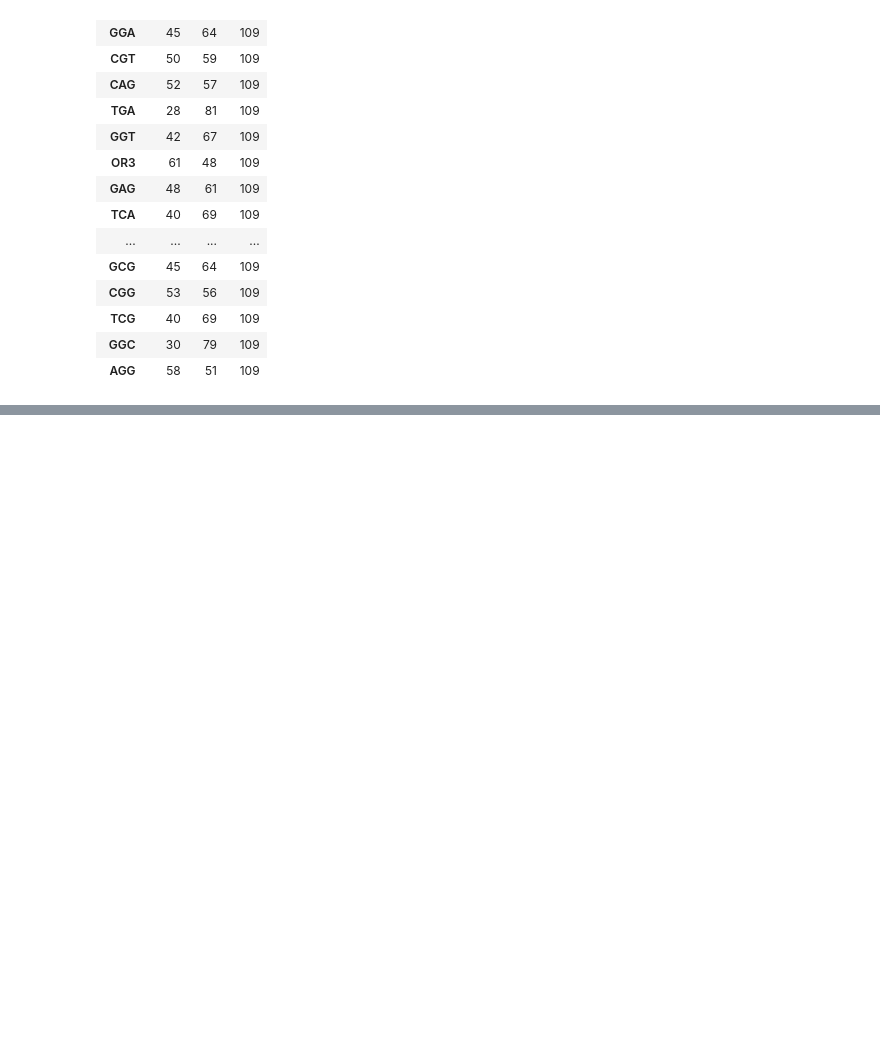
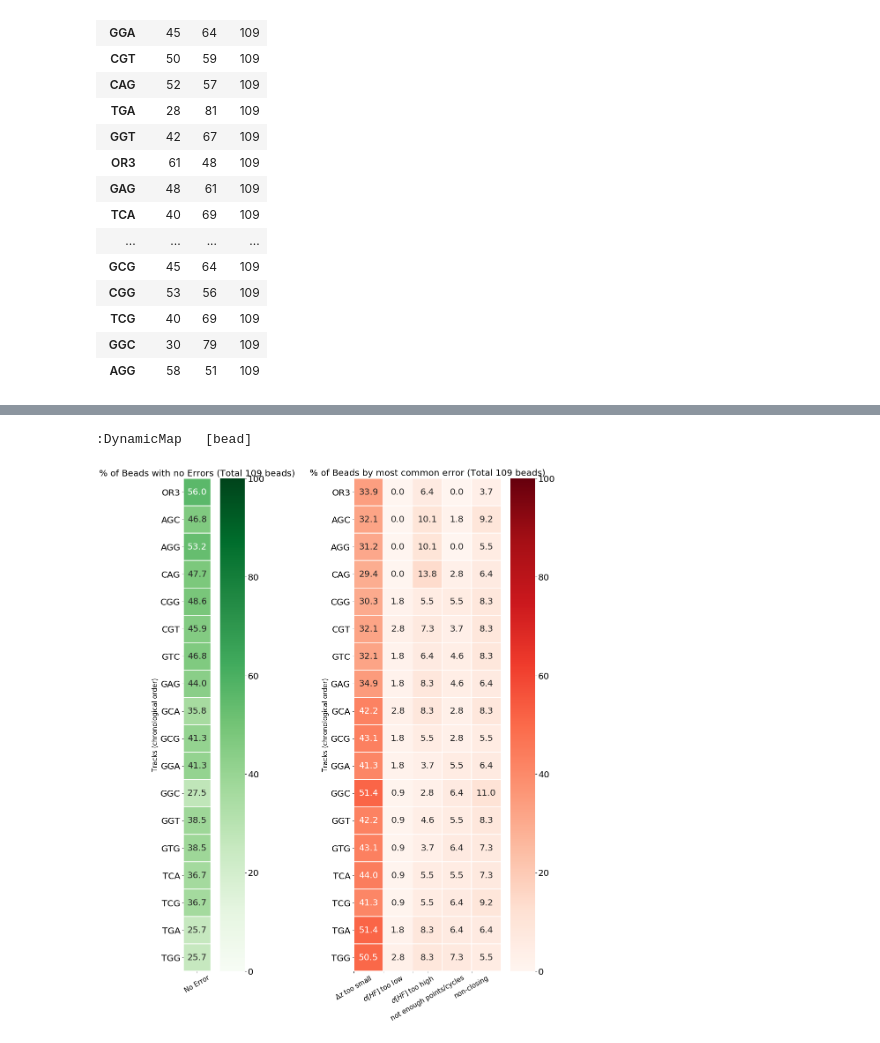
Before and after one commit to depixusgenome/trackanalysis, a Jupyter notebook: analyses/BeadQuality.ipynb, the cells around one changed output, grey strips where cells are left out. Saved outputs shown, nothing was run; the diff lists cells and outputs as text; code cells hidden in the pictures; blank space fills up the shorter version.

Commit message:
finish .py for bead quality and update of the ipynb

```diff
--- a/analyses/BeadQuality.ipynb
+++ b/analyses/BeadQuality.ipynb
@@ -76,7 +56,7 @@ df_dfGoodBadBeads_single = bq.dfGoodBadBeads(track)
 order_tracks_best_single = [str(track.key)]
 order_tracks_chrono_single = list(df_dfGoodBadBeads_single.set_index('bead').columns.values)
 
-order_tracks_chrono = list(tracks_original.dataframe().set_index('key').sort_values(by='modification').index.values)
+order_tracks_chrono = list(tracks.dataframe().set_index('key').sort_values(by='modification').index.values)
 order_tracks_best = list(df_dfGoodBadBeads.set_index('bead').columns.values)
 
 order_beads_normal_single = list(track.beadsonly.keys())
@@ -97,0 +98,18 @@ dfmsg_single= bq.dfCleaningMessages(track,order_beads_normal_single)
+# %%
+%%output size = 300
+%%opts Bars [category_index=2 stack_index=0 group_index=1 legend_position='top' legend_cols=7 color_by=['stack'] tools=['hover']]
+%%opts Bars.Stacked [stack_index='typeOfError'  ]
+%%opts Bars (color=Cycle(values=["#B22222","#8B008B","#C71585", "#FF4500","#FF7F50"]))
+%%opts Bars.Stacked (color=Cycle(values=["#B22222","#8B008B","#C71585", "#FF4500","#FF7F50"]))
+
+hvbar_single = bq.barBeads(track,df_dfGoodBadBeads_single,dfmsg_single,order_tracks_chrono_single,order_beads_normal_single)
+hvbar_single
+# %% [output]
+:DynamicMap   [bead]
+# %%
+df_resumeBeadsQuality = bq.resumeBeadsQuality(tracks,order_tracks_chrono)
+# %%
+bq.heatmapBeadsByType(df_resumeBeadsQuality,order_tracks_chrono) #pc = True for percentages, False for # // order = 'chrono' or 'best_to_worst'
+plt.show()
+# %% [output]
+[figure, added]
```
Also changed, not shown: parts of 7 cells of this notebook, 2 other files.
